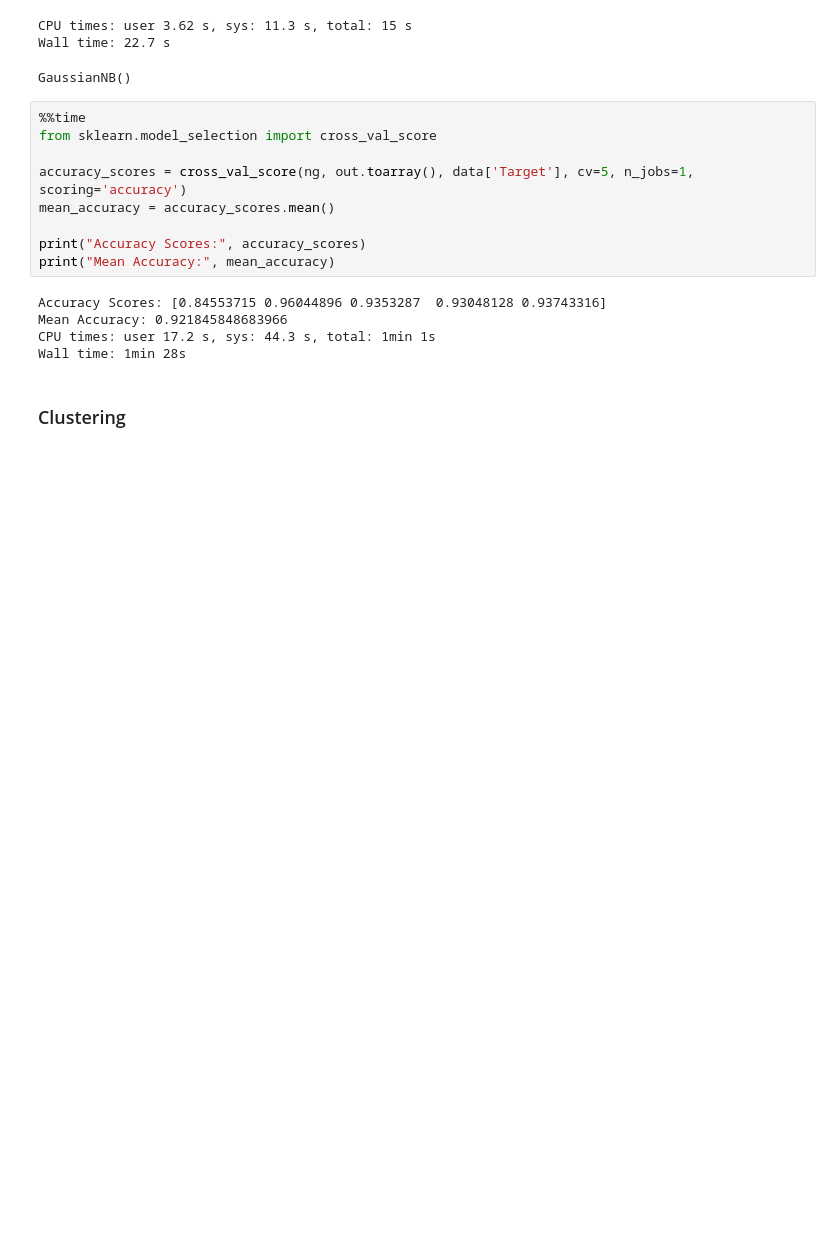
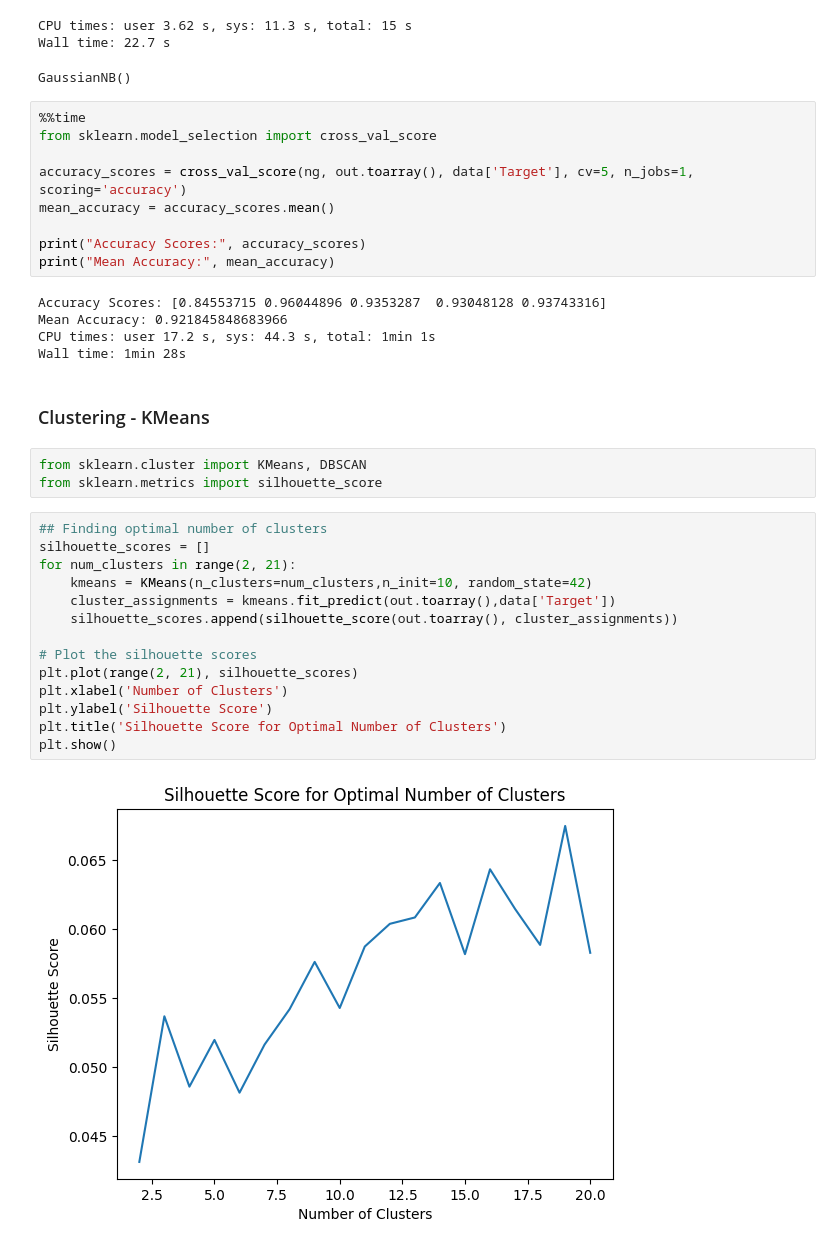
Before and after one commit to Mr-Chang95/Spam-Classification-with-KMeans-Clustering, a Jupyter notebook: project_draft.ipynb, the cells around one changed output. Cells and saved outputs as stored; diff of their text form; blank space fills up the shorter version.

```diff
--- a/project_draft.ipynb
+++ b/project_draft.ipynb
@@ -169,5 +176,24 @@ Mean Accuracy: 0.921845848683966
 CPU times: user 17.2 s, sys: 44.3 s, total: 1min 1s
 Wall time: 1min 28s
 # %% [markdown]
-### Clustering
+### Clustering - KMeans
+# %%
+from sklearn.cluster import KMeans, DBSCAN
+from sklearn.metrics import silhouette_score
+# %%
+## Finding optimal number of clusters
+silhouette_scores = []
+for num_clusters in range(2, 21):
+    kmeans = KMeans(n_clusters=num_clusters,n_init=10, random_state=42)
+    cluster_assignments = kmeans.fit_predict(out.toarray(),data['Target'])
+    silhouette_scores.append(silhouette_score(out.toarray(), cluster_assignments))
+
+# Plot the silhouette scores
+plt.plot(range(2, 21), silhouette_scores)
+plt.xlabel('Number of Clusters')
+plt.ylabel('Silhouette Score')
+plt.title('Silhouette Score for Optimal Number of Clusters')
+plt.show()
+# %% [output]
+[figure, added]
 # %%
```
Also changed, not shown: parts of 6 cells of this notebook.
